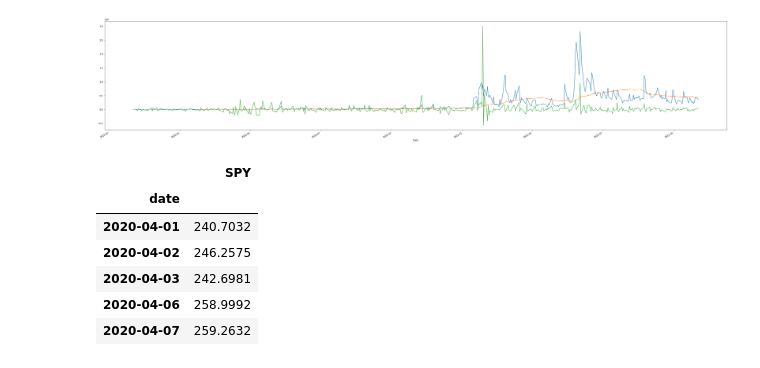
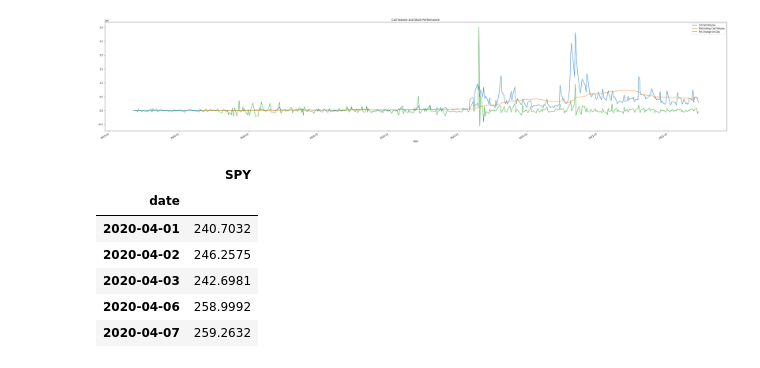
Before and after one commit to amazd/option-volume-prediction, a Jupyter notebook: statistical_fundamentalsv2.ipynb, the cells around one changed output. Saved outputs shown, nothing was run; the diff lists cells and outputs as text; code cells hidden in the pictures.

```diff
--- a/statistical_fundamentalsv2.ipynb
+++ b/statistical_fundamentalsv2.ipynb
@@ -81,21 +81,22 @@ SPY_prices_df
 # %%
 # Calculate the daily percent changes and drop n/a values
 sixty_day_rolling_volume_df = call_volume_df.rolling(60).mean()
 pct_change_one_day = price_df.pct_change()
 #pct_change_five_day = (1+pct_change_one_day).rolling(window=5).apply(np.prod, raw=True) - 1
 
 pct_change_one_day_scaled = pct_change_one_day * 1000000
 #pct_change_five_day_scaled = pct_change_five_day * 100000000
 
 #volume_df = volume_df.dropna()
 
 #pct_change_five_day
-volume_chart = call_volume_df['AMC'].plot(figsize=(50,10))
-rolling_chart = sixty_day_rolling_volume_df['AMC'].plot(ax=volume_chart)
-pct_chart = pct_change_one_day_scaled['AMC'].plot(ax=rolling_chart)
+volume_chart = call_volume_df['AMC'].plot(figsize=(50,10), title="Call Volume and Stock Performance", legend=True, label="1d Call Volume", fontsize=10)
+rolling_chart = sixty_day_rolling_volume_df['AMC'].plot(ax=volume_chart, legend=True, label="60d rolling Call Volume")
+pct_chart = pct_change_one_day_scaled['AMC'].plot(ax=rolling_chart, legend=True, label="Pct Change on Day")
+
 #pct_change_one_day_scaled['AMC'].plot(ax=pct_chart)
 # %% [output]
-[figure, old version]
+[figure, new version]
 # %%
 start_date = "2020-04-01"
 end_date = "2021-11-09"
```
Also changed, not shown: parts of 24 cells of this notebook.
